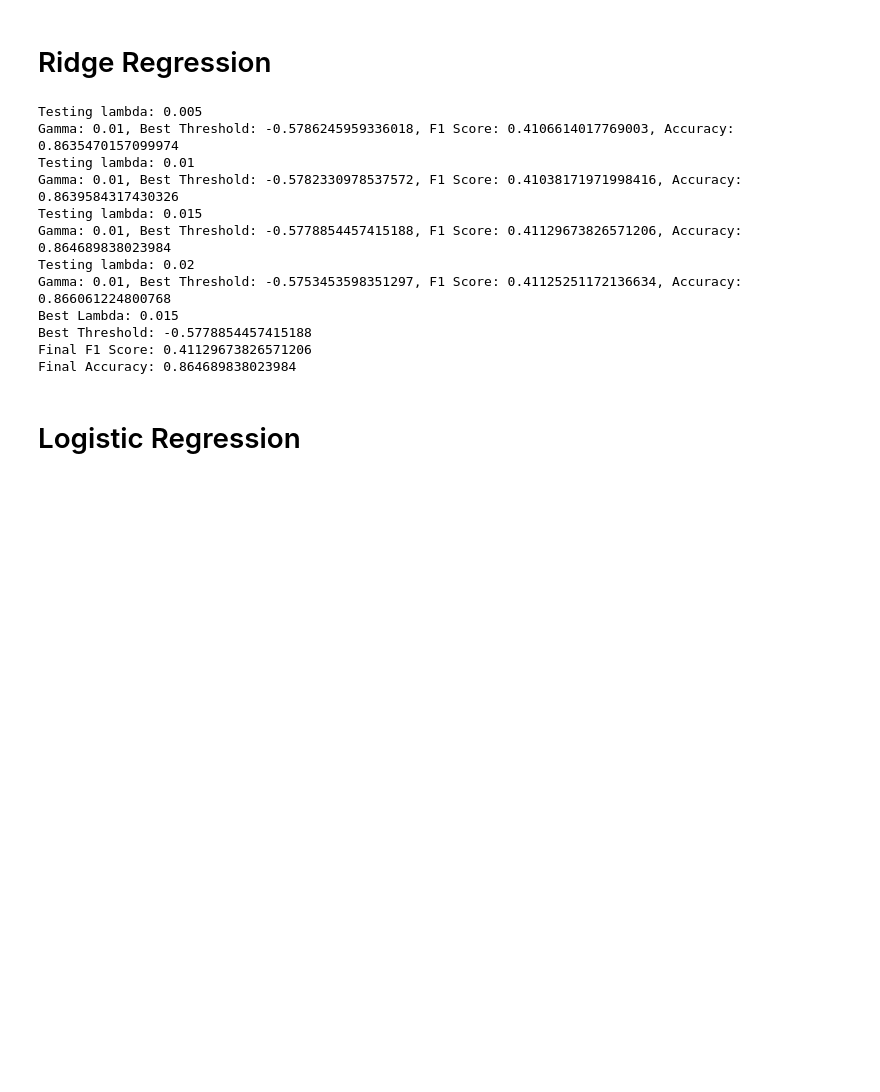
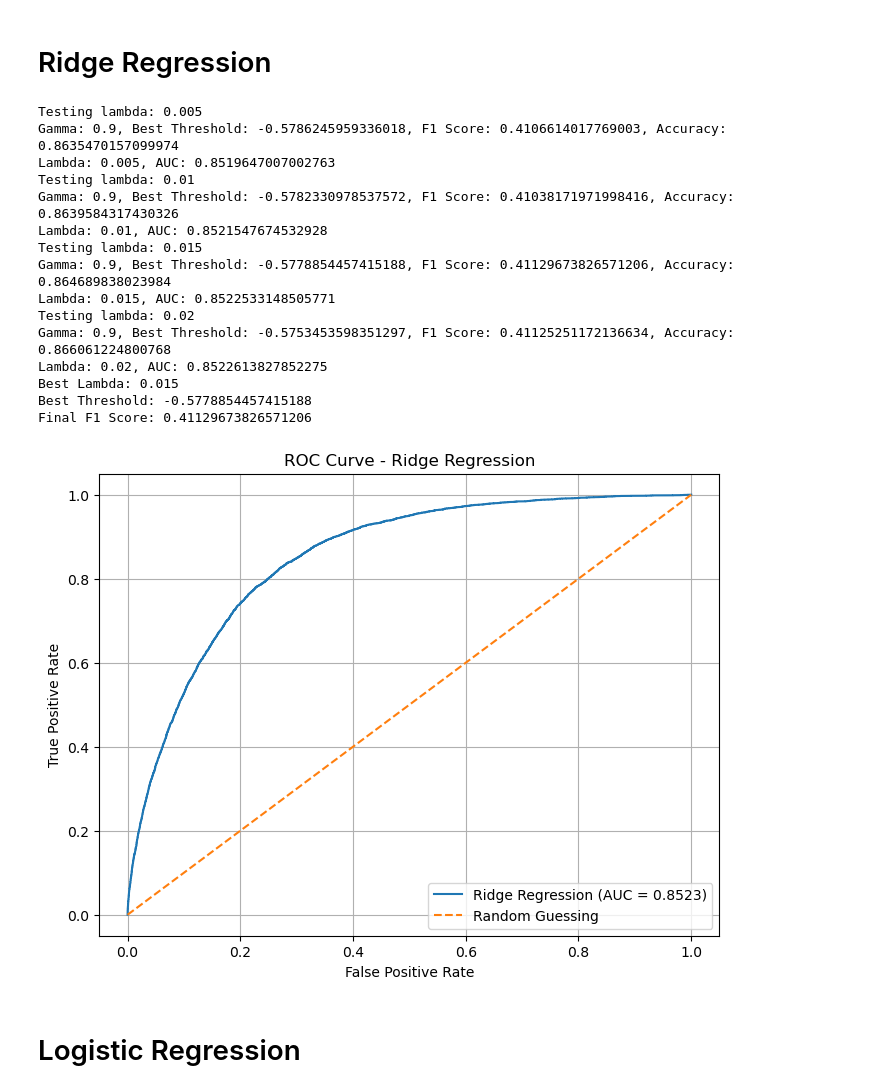
Before and after one commit to Mehdi1704/AmelProject, a Jupyter notebook: run_implementation.ipynb, the cells around one changed output. Saved outputs shown, nothing was run; the diff lists cells and outputs as text; code cells hidden in the pictures; blank space fills up the shorter version.

```diff
--- a/run_implementation.ipynb
+++ b/run_implementation.ipynb
@@ -169,6 +217,9 @@ best_lambda = None
 best_threshold = None
 best_f1 = -1
 best_w = None
+best_auc = 0
+best_fpr = None
+best_tpr = None
 
 # Loop over lambda values
 for lambda_ in lambda_values:
@@ -181,40 +232,51 @@ for lambda_ in lambda_values:
 
     # Optimize threshold for the current lambda
     threshold, f1, acc = optimize_threshold(y_test, y_scores)
-
     print(f"Gamma: {gamma}, Best Threshold: {threshold}, F1 Score: {f1}, Accuracy: {acc}")
 
+    # Compute ROC and AUC
+    y_test_binary = (y_test + 1) // 2  # Convert -1/1 labels to 0/1
+    fpr, tpr, thresholds, auc = compute_roc_auc(y_test_binary, y_scores)
+    print(f"Lambda: {lambda_}, AUC: {auc}")
     # Update best parameters if current F1 is better
     if f1 > best_f1:
         best_f1 = f1
         best_lambda = lambda_
         best_threshold = threshold
         best_w = w.copy()
+        best_auc = auc
+        best_fpr = fpr
+        best_tpr = tpr
 
 # After finding the best lambda and threshold, make predictions on the test set
 y_scores = X_test @ best_w
 y_pred = np.where(y_scores >= best_threshold, 1, -1)
 
 # Compute final F1 score
 final_f1_score = f1_score(y_test, y_pred)
 
+# Display results
 print("Best Lambda:", best_lambda)
 print("Best Threshold:", best_threshold)
 print("Final F1 Score:", final_f1_score)
-print("Final Accuracy:", accuracy(y_test, y_pred))
+plot_roc_curve(best_fpr, best_tpr, best_auc, model_name='Ridge Regression')
 # %% [output]
 Testing lambda: 0.005
-Gamma: 0.01, Best Threshold: -0.5786245959336018, F1 Score: 0.4106614017769003, Accuracy: 0.8635470157099974
+Gamma: 0.9, Best Threshold: -0.5786245959336018, F1 Score: 0.4106614017769003, Accuracy: 0.8635470157099974
+Lambda: 0.005, AUC: 0.8519647007002763
 Testing lambda: 0.01
-Gamma: 0.01, Best Threshold: -0.5782330978537572, F1 Score: 0.41038171971998416, Accuracy: 0.8639584317430326
+Gamma: 0.9, Best Threshold: -0.5782330978537572, F1 Score: 0.41038171971998416, Accuracy: 0.8639584317430326
+Lambda: 0.01, AUC: 0.8521547674532928
 Testing lambda: 0.015
-Gamma: 0.01, Best Threshold: -0.5778854457415188, F1 Score: 0.41129673826571206, Accuracy: 0.864689838023984
+Gamma: 0.9, Best Threshold: -0.5778854457415188, F1 Score: 0.41129673826571206, Accuracy: 0.864689838023984
+Lambda: 0.015, AUC: 0.8522533148505771
 Testing lambda: 0.02
-Gamma: 0.01, Best Threshold: -0.5753453598351297, F1 Score: 0.41125251172136634, Accuracy: 0.866061224800768
+Gamma: 0.9, Best Threshold: -0.5753453598351297, F1 Score: 0.41125251172136634, Accuracy: 0.866061224800768
+Lambda: 0.02, AUC: 0.8522613827852275
 Best Lambda: 0.015
 Best Threshold: -0.5778854457415188
 Final F1 Score: 0.41129673826571206
-Final Accuracy: 0.864689838023984
+[figure, added]
 # %% [markdown]
 # Logistic Regression
 # %%
```
Also changed, not shown: parts of 6 cells of this notebook, 2 other files.
